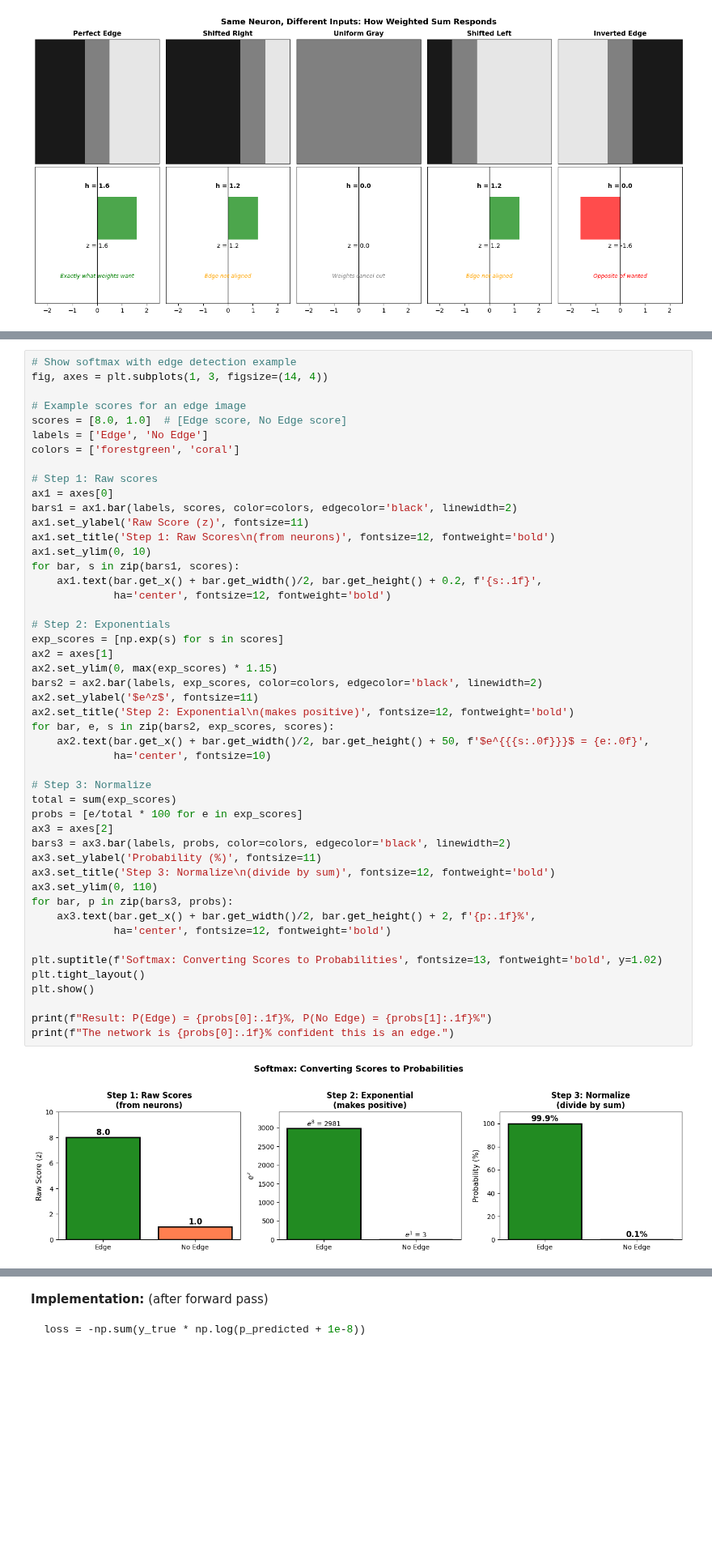
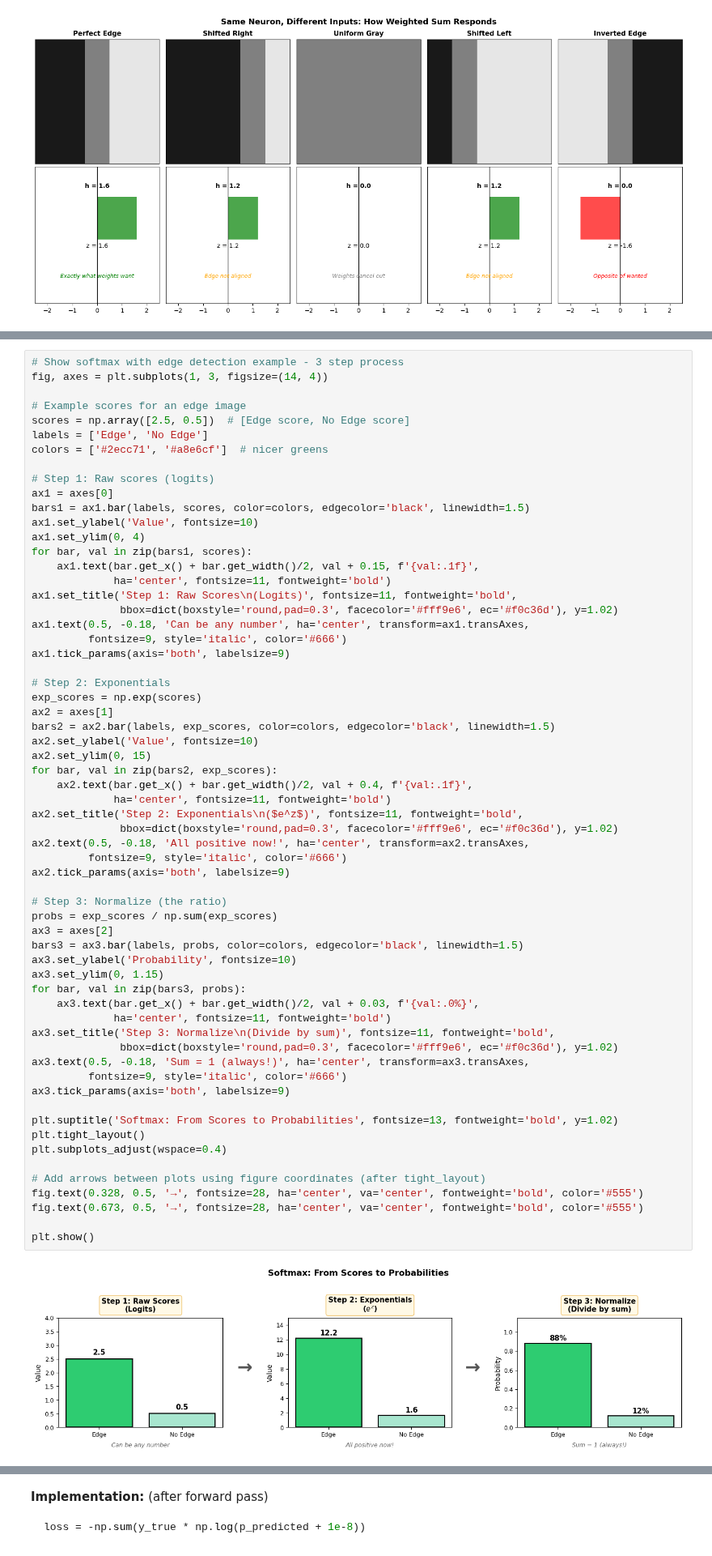
Before and after one commit to snowch/snowch.github.io, a Jupyter notebook: nn_tutorial_blog.ipynb, the cells around one changed output, grey strips where cells are left out. Shown at 81% size. Saved outputs shown, nothing was run; the diff lists cells and outputs as text; blank space fills up the shorter version.

```diff
--- a/nn_tutorial_blog.ipynb
+++ b/nn_tutorial_blog.ipynb
@@ -599,50 +592,64 @@ probabilities = exp_scores / np.sum(exp_scores)  # normalize
 # %%
-# Show softmax with edge detection example
+# Show softmax with edge detection example - 3 step process
 fig, axes = plt.subplots(1, 3, figsize=(14, 4))
 
 # Example scores for an edge image
-scores = [8.0, 1.0]  # [Edge score, No Edge score]
+scores = np.array([2.5, 0.5])  # [Edge score, No Edge score]
 labels = ['Edge', 'No Edge']
-colors = ['forestgreen', 'coral']
+colors = ['#2ecc71', '#a8e6cf']  # nicer greens
 
-# Step 1: Raw scores
+# Step 1: Raw scores (logits)
 ax1 = axes[0]
-bars1 = ax1.bar(labels, scores, color=colors, edgecolor='black', linewidth=2)
-ax1.set_ylabel('Raw Score (z)', fontsize=11)
-ax1.set_title('Step 1: Raw Scores\n(from neurons)', fontsize=12, fontweight='bold')
-ax1.set_ylim(0, 10)
-for bar, s in zip(bars1, scores):
-    ax1.text(bar.get_x() + bar.get_width()/2, bar.get_height() + 0.2, f'{s:.1f}',
-             ha='center', fontsize=12, fontweight='bold')
+bars1 = ax1.bar(labels, scores, color=colors, edgecolor='black', linewidth=1.5)
+ax1.set_ylabel('Value', fontsize=10)
+ax1.set_ylim(0, 4)
+for bar, val in zip(bars1, scores):
+    ax1.text(bar.get_x() + bar.get_width()/2, val + 0.15, f'{val:.1f}',
+             ha='center', fontsize=11, fontweight='bold')
+ax1.set_title('Step 1: Raw Scores\n(Logits)', fontsize=11, fontweight='bold',
+              bbox=dict(boxstyle='round,pad=0.3', facecolor='#fff9e6', ec='#f0c36d'), y=1.02)
+ax1.text(0.5, -0.18, 'Can be any number', ha='center', transform=ax1.transAxes,
+         fontsize=9, style='italic', color='#666')
+ax1.tick_params(axis='both', labelsize=9)
 
 # Step 2: Exponentials
-exp_scores = [np.exp(s) for s in scores]
+exp_scores = np.exp(scores)
 ax2 = axes[1]
-ax2.set_ylim(0, max(exp_scores) * 1.15)
-bars2 = ax2.bar(labels, exp_scores, color=colors, edgecolor='black', linewidth=2)
-ax2.set_ylabel('$e^z$', fontsize=11)
-ax2.set_title('Step 2: Exponential\n(makes positive)', fontsize=12, fontweight='bold')
-for bar, e, s in zip(bars2, exp_scores, scores):
-    ax2.text(bar.get_x() + bar.get_width()/2, bar.get_height() + 50, f'$e^{{{s:.0f}}}$ = {e:.0f}',
-             ha='center', fontsize=10)
+bars2 = ax2.bar(labels, exp_scores, color=colors, edgecolor='black', linewidth=1.5)
+ax2.set_ylabel('Value', fontsize=10)
+ax2.set_ylim(0, 15)
+for bar, val in zip(bars2, exp_scores):
+    ax2.text(bar.get_x() + bar.get_width()/2, val + 0.4, f'{val:.1f}',
+             ha='center', fontsize=11, fontweight='bold')
+ax2.set_title('Step 2: Exponentials\n($e^z$)', fontsize=11, fontweight='bold',
+              bbox=dict(boxstyle='round,pad=0.3', facecolor='#fff9e6', ec='#f0c36d'), y=1.02)
+ax2.text(0.5, -0.18, 'All positive now!', ha='center', transform=ax2.transAxes,
+         fontsize=9, style='italic', color='#666')
+ax2.tick_params(axis='both', labelsize=9)
 
-# Step 3: Normalize
-total = sum(exp_scores)
-probs = [e/total * 100 for e in exp_scores]
+# Step 3: Normalize (the ratio)
+probs = exp_scores / np.sum(exp_scores)
 ax3 = axes[2]
-bars3 = ax3.bar(labels, probs, color=colors, edgecolor='black', linewidth=2)
-ax3.set_ylabel('Probability (%)', fontsize=11)
-ax3.set_title('Step 3: Normalize\n(divide by sum)', fontsize=12, fontweight='bold')
-ax3.set_ylim(0, 110)
-for bar, p in zip(bars3, probs):
-    ax3.text(bar.get_x() + bar.get_width()/2, bar.get_height() + 2, f'{p:.1f}%',
-             ha='center', fontsize=12, fontweight='bold')
+bars3 = ax3.bar(labels, probs, color=colors, edgecolor='black', linewidth=1.5)
+ax3.set_ylabel('Probability', fontsize=10)
+ax3.set_ylim(0, 1.15)
+for bar, val in zip(bars3, probs):
+    ax3.text(bar.get_x() + bar.get_width()/2, val + 0.03, f'{val:.0%}',
+             ha='center', fontsize=11, fontweight='bold')
+ax3.set_title('Step 3: Normalize\n(Divide by sum)', fontsize=11, fontweight='bold',
+              bbox=dict(boxstyle='round,pad=0.3', facecolor='#fff9e6', ec='#f0c36d'), y=1.02)
+ax3.text(0.5, -0.18, 'Sum = 1 (always!)', ha='center', transform=ax3.transAxes,
+         fontsize=9, style='italic', color='#666')
+ax3.tick_params(axis='both', labelsize=9)
 
-plt.suptitle(f'Softmax: Converting Scores to Probabilities', fontsize=13, fontweight='bold', y=1.02)
+plt.suptitle('Softmax: From Scores to Probabilities', fontsize=13, fontweight='bold', y=1.02)
 plt.tight_layout()
+plt.subplots_adjust(wspace=0.4)
+
+# Add arrows between plots using figure coordinates (after tight_layout)
+fig.text(0.328, 0.5, '→', fontsize=28, ha='center', va='center', fontweight='bold', color='#555')
+fig.text(0.673, 0.5, '→', fontsize=28, ha='center', va='center', fontweight='bold', color='#555')
+
 plt.show()
-
-print(f"Result: P(Edge) = {probs[0]:.1f}%, P(No Edge) = {probs[1]:.1f}%")
-print(f"The network is {probs[0]:.1f}% confident this is an edge.")
 # %% [output]
-[figure, old version]
+[figure, new version]
```
Also changed, not shown: parts of 4 cells of this notebook, 1 other file.
